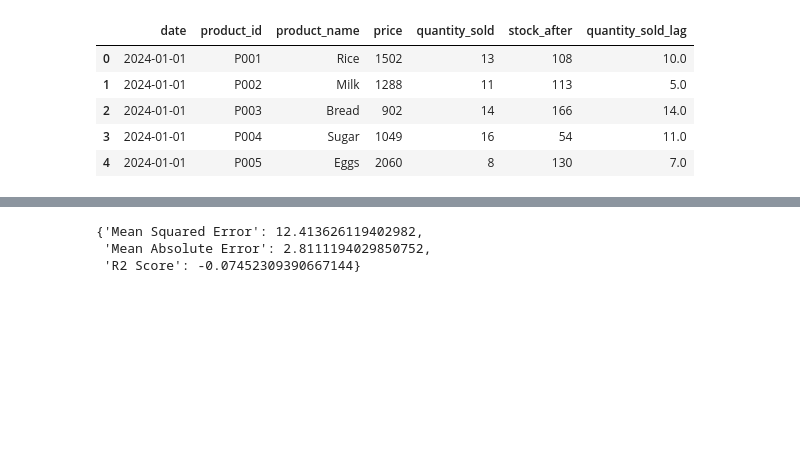
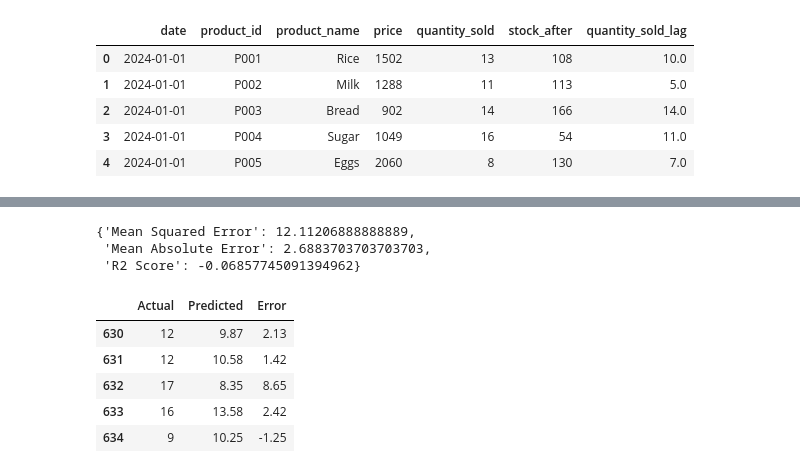
Before and after one commit to IssaMuiz/StockSense, a Jupyter notebook: notebooks/test_preprocessing.ipynb, the cells around one changed output, grey strips where cells are left out. Saved outputs shown, nothing was run; the diff lists cells and outputs as text; code cells hidden in the pictures; blank space fills up the shorter version.

```diff
--- a/notebooks/test_preprocessing.ipynb
+++ b/notebooks/test_preprocessing.ipynb
@@ -275,6 +292,18 @@ X_train.head()
 # %%
-train_and_evaluate_model(X_train, y_train, X_val, y_val)
+y_pred, evaluation_results = train_and_evaluate_model(X_train, y_train, X_val, y_val)
+
+evaluation_results
 # %% [output]
-{'Mean Squared Error': 12.413626119402982,
- 'Mean Absolute Error': 2.8111194029850752,
- 'R2 Score': -0.07452309390667144}
+{'Mean Squared Error': 12.11206888888889,
+ 'Mean Absolute Error': 2.6883703703703703,
+ 'R2 Score': -0.06857745091394962}
+# %%
+error_analysis = pd.DataFrame({"Actual": y_val, "Predicted": y_pred, 'Error': y_val - y_pred})
+error_analysis.head()
+# %% [output]
+|  | Actual | Predicted | Error |
+| 630 | 12 | 9.87 | 2.13 |
+| 631 | 12 | 10.58 | 1.42 |
+| 632 | 17 | 8.35 | 8.65 |
+| 633 | 16 | 13.58 | 2.42 |
+| 634 | 9 | 10.25 | -1.25 |
```
Also changed, not shown: parts of 17 cells of this notebook, 5 other files.
